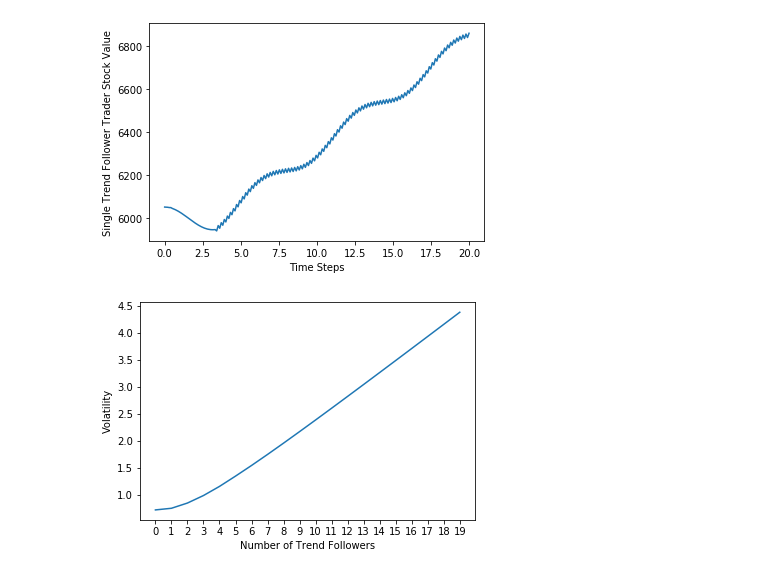
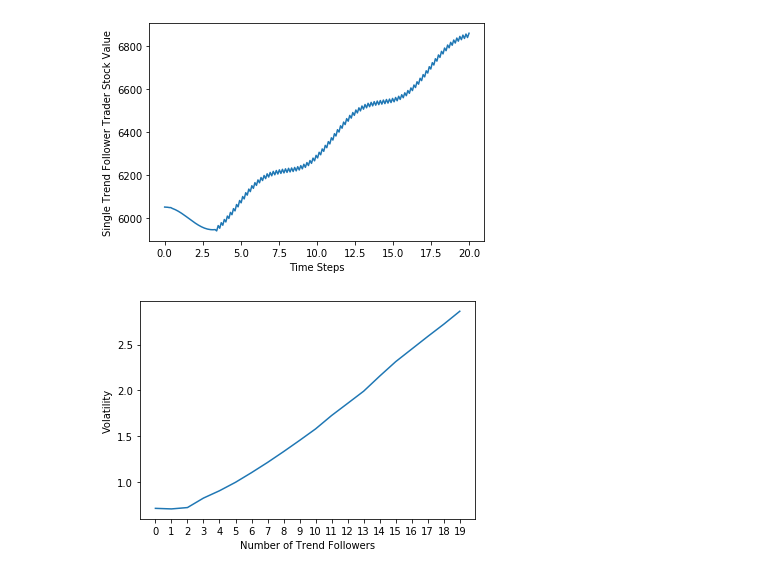
Before and after one commit to khanhnguyen15/Market-Simulation, a Jupyter notebook: Market-Simulation.ipynb, the cells around one changed output. Drawn from its saved outputs; the diff is of its cells as text; code cells hidden in the pictures.

```diff
--- a/Market-Simulation.ipynb
+++ b/Market-Simulation.ipynb
@@ -171,6 +171,8 @@ class TestCase:
         self.traders = []
 
     def add_trader(self, num, trader_type):
+        if num == 0:
+            return
         for i in range(num):
             self.traders.append(trader_type(X, cash))
 
@@ -239,21 +249,19 @@ plt.show()
 # %%
 # test volativity
 volatility = []
 num_tf = [x for x in range(20)]
 
-volatility_test_0 = TestCase()
-volatility.append(volatility_test_0.get_volatility())
-for i in range(1, 20):
+for i in range(20):
     volatility_test = TestCase()
-    volatility_test.add_trader(i, MeanReversion)
+    volatility_test.add_trader(i, TrendFollower)
     volatility_test.update_price()
     volatility.append(volatility_test.get_volatility())
 
 plt.plot(num_tf, volatility)
 
 plt.xlabel('Number of Trend Followers')
 plt.xticks(num_tf)
 plt.ylabel('Volatility')
 plt.show()
 # %% [output]
-[figure, old version]
+[figure, new version]
```
Also changed, not shown: parts of 8 cells of this notebook.
